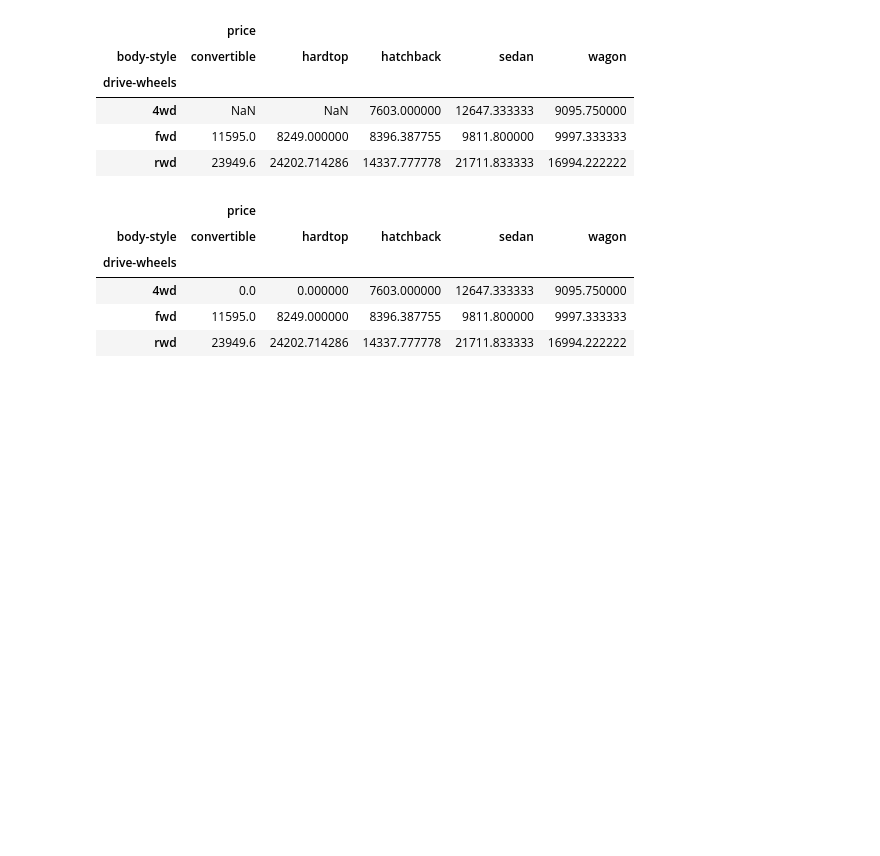
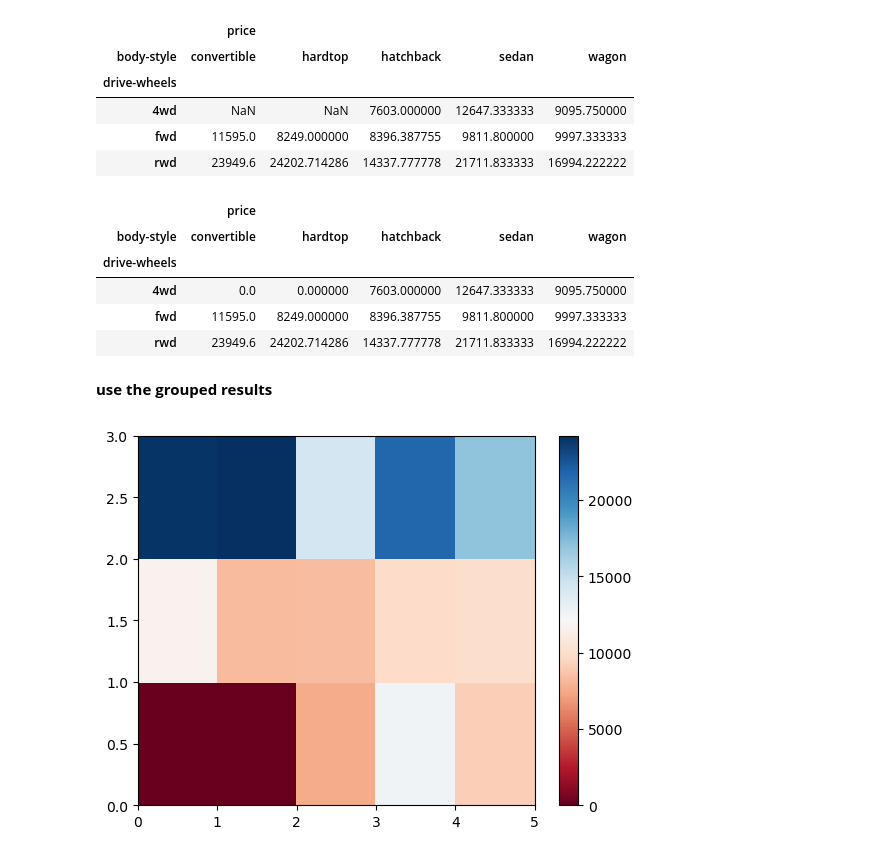
Before and after one commit to CyberWol-12/-Analyzing-Historical-Stock-Revenue-Data-and-Building-a-Dashboard, a Jupyter notebook: car_pricesing.ipynb, the cells around one changed output. Saved outputs shown, nothing was run; the diff lists cells and outputs as text; code cells hidden in the pictures; blank space fills up the shorter version.

Commit message:
pcolor

```diff
--- a/car_pricesing.ipynb
+++ b/car_pricesing.ipynb
@@ -182,3 +182,11 @@ grouped_pivot
 | 4wd | 0.0 | 0.000000 | 7603.000000 | 12647.333333 | 9095.750000 |
 | fwd | 11595.0 | 8249.000000 | 8396.387755 | 9811.800000 | 9997.333333 |
 | rwd | 23949.6 | 24202.714286 | 14337.777778 | 21711.833333 | 16994.222222 |
+# %% [markdown]
+**use the grouped results**
+# %%
+plt.pcolor(grouped_pivot,cmap='RdBu')
+plt.colorbar()
+plt.show()
+# %% [output]
+[figure, added]
```
